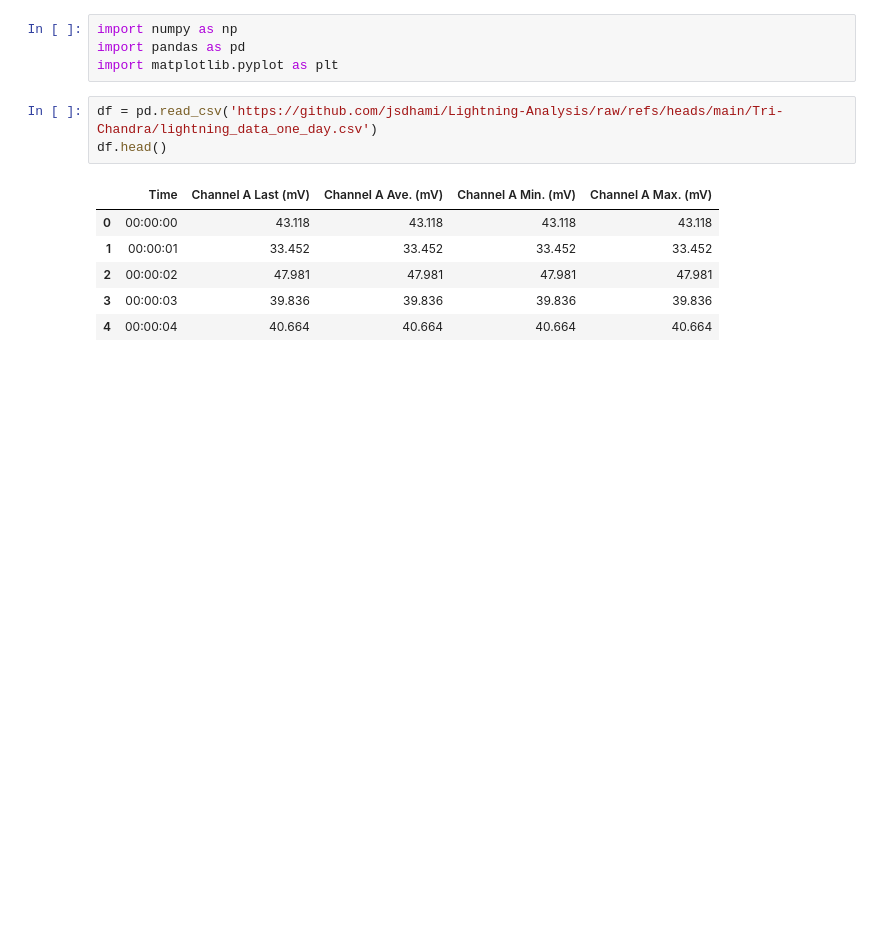
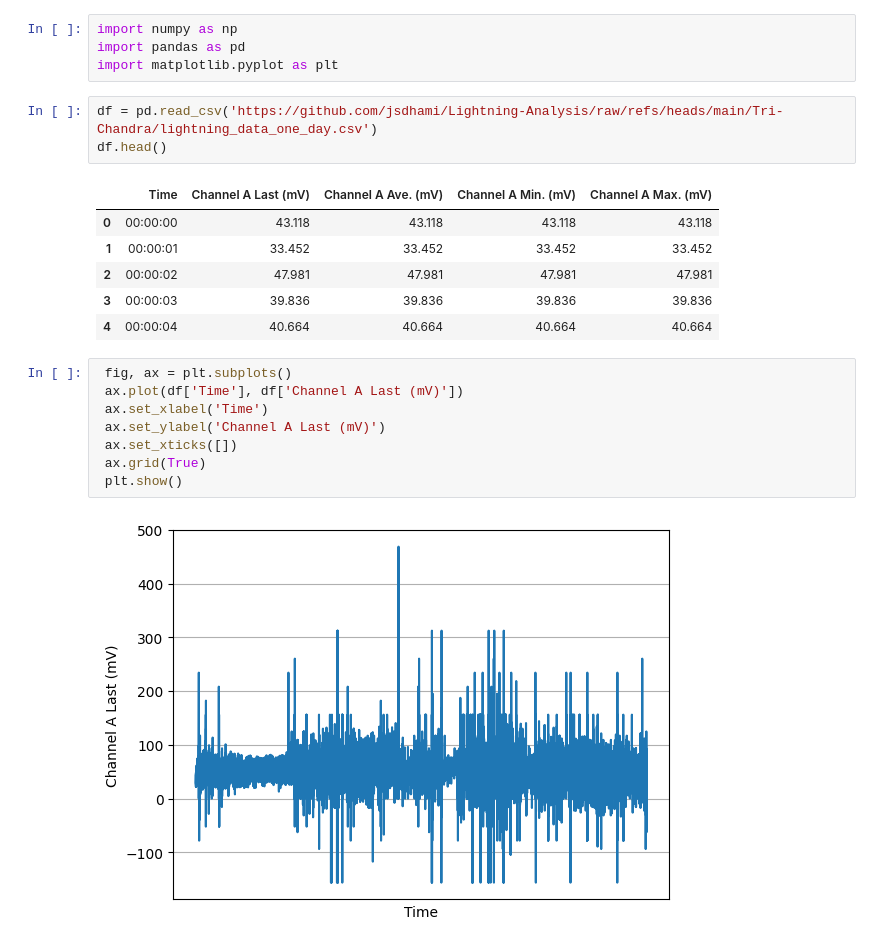
Before and after one commit to jsdhami/Lightning-Analysis, a Jupyter notebook: Lightning_Data_Analysis_L3(PicoScope).ipynb, the cells around one changed output. Cells and saved outputs as stored; diff of their text form; blank space fills up the shorter version.

```diff
--- a/Lightning_Data_Analysis_L3(PicoScope).ipynb
+++ b/Lightning_Data_Analysis_L3(PicoScope).ipynb
@@ -14,3 +14,13 @@ df.head()
 | 2 | 00:00:02 | 47.981 | 47.981 | 47.981 | 47.981 |
 | 3 | 00:00:03 | 39.836 | 39.836 | 39.836 | 39.836 |
 | 4 | 00:00:04 | 40.664 | 40.664 | 40.664 | 40.664 |
+# %%
+ fig, ax = plt.subplots()
+ ax.plot(df['Time'], df['Channel A Last (mV)'])
+ ax.set_xlabel('Time')
+ ax.set_ylabel('Channel A Last (mV)')
+ ax.set_xticks([])
+ ax.grid(True)
+ plt.show()
+# %% [output]
+[figure, added]
```
Also changed, not shown: parts of 2 cells of this notebook.
